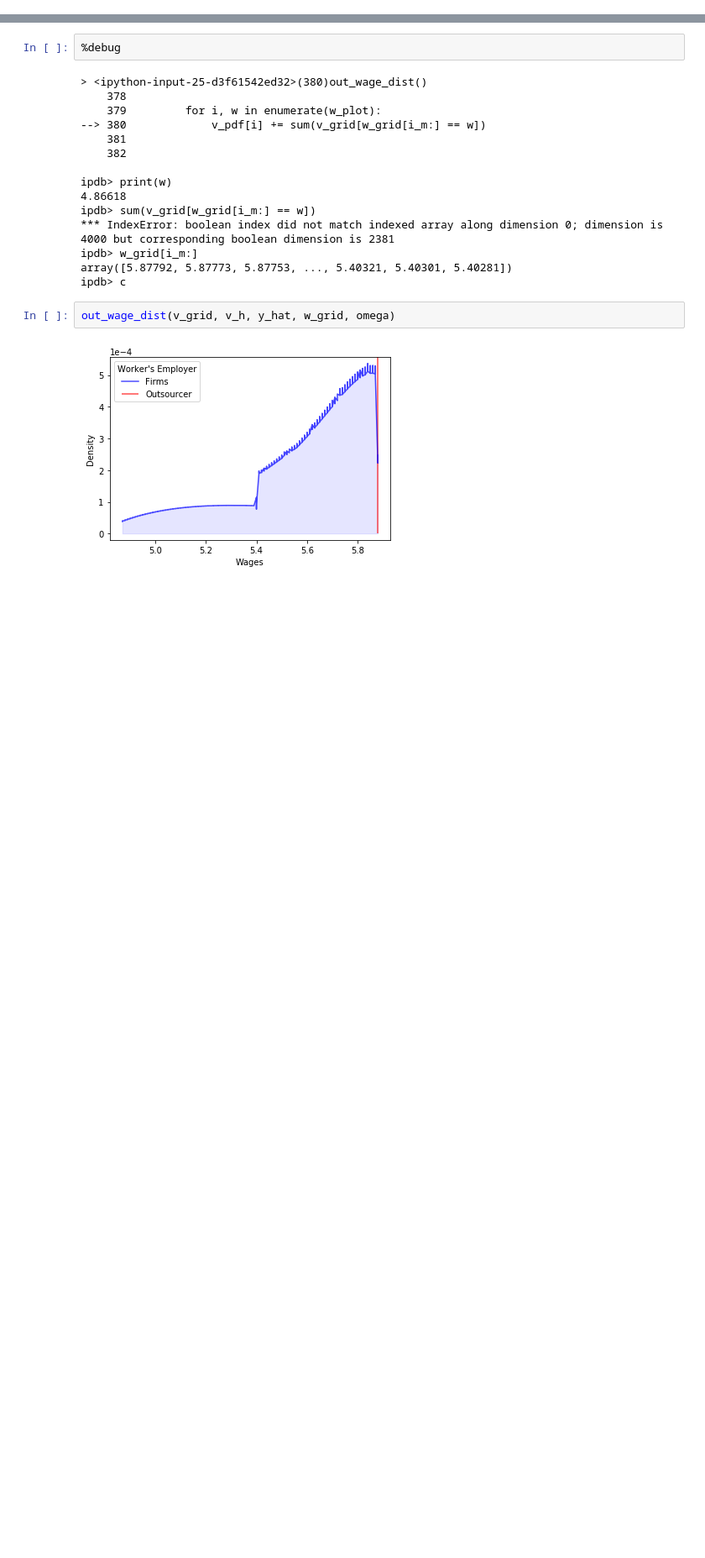
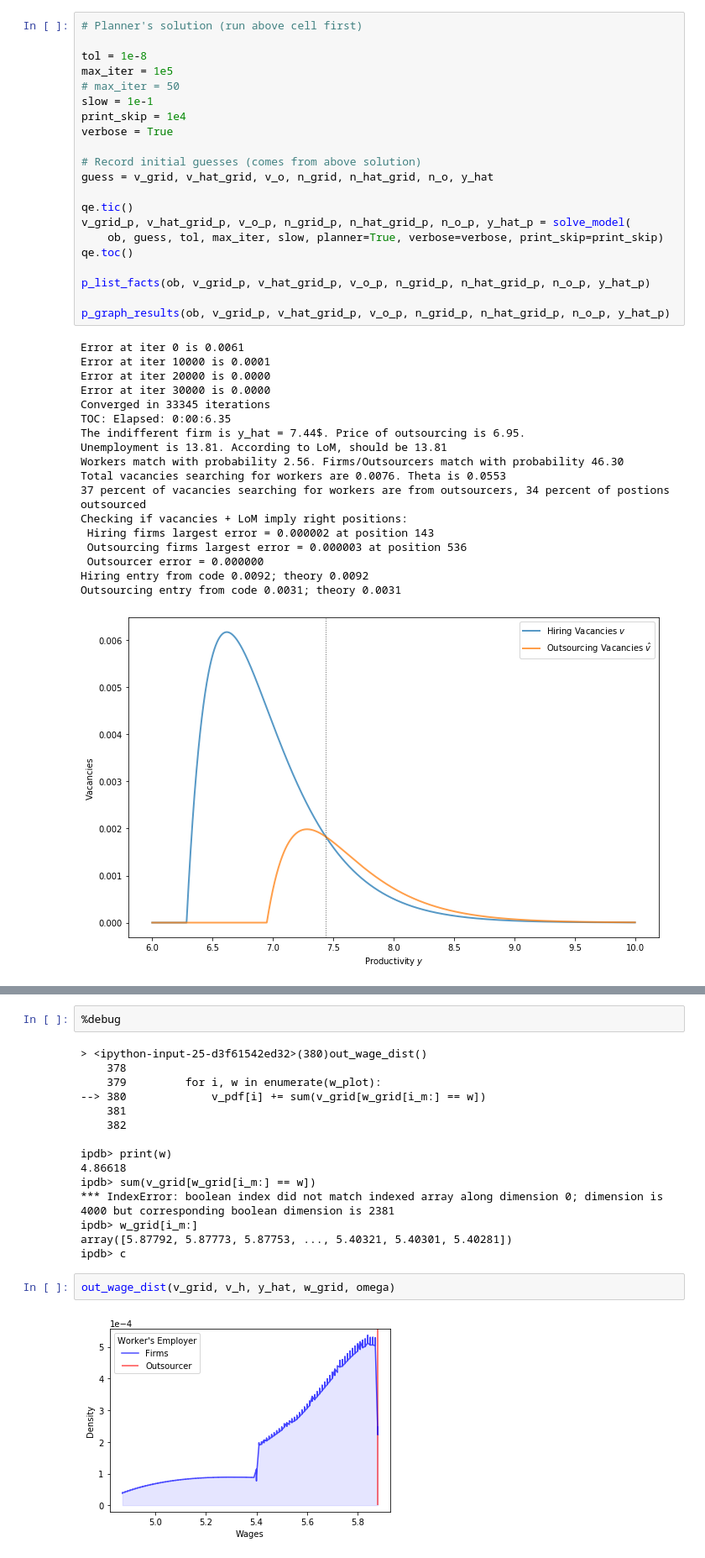
Before and after one commit to spspitze/Outsourcing, a Jupyter notebook: Python Code/Outsourcers.ipynb, the cells around one changed output, grey strips where cells are left out. Shown at 84% size. Cells and saved outputs as stored; diff of their text form; blank space fills up the shorter version.

```diff
--- a/Python Code/Outsourcers.ipynb
+++ b/Python Code/Outsourcers.ipynb
@@ -0,0 +845,40 @@
+# %%
+# Planner's solution (run above cell first)
+
+tol = 1e-8
+max_iter = 1e5
+# max_iter = 50
+slow = 1e-1
+print_skip = 1e4
+verbose = True
+
+# Record initial guesses (comes from above solution)
+guess = v_grid, v_hat_grid, v_o, n_grid, n_hat_grid, n_o, y_hat
+
+qe.tic()
+v_grid_p, v_hat_grid_p, v_o_p, n_grid_p, n_hat_grid_p, n_o_p, y_hat_p = solve_model(
+    ob, guess, tol, max_iter, slow, planner=True, verbose=verbose, print_skip=print_skip)
+qe.toc()
+
+p_list_facts(ob, v_grid_p, v_hat_grid_p, v_o_p, n_grid_p, n_hat_grid_p, n_o_p, y_hat_p)
+
+p_graph_results(ob, v_grid_p, v_hat_grid_p, v_o_p, n_grid_p, n_hat_grid_p, n_o_p, y_hat_p)
+# %% [output]
+Error at iter 0 is 0.0061
+Error at iter 10000 is 0.0001
+Error at iter 20000 is 0.0000
+Error at iter 30000 is 0.0000
+Converged in 33345 iterations
+TOC: Elapsed: 0:00:6.35
+The indifferent firm is y_hat = 7.44$. Price of outsourcing is 6.95.
+Unemployment is 13.81. According to LoM, should be 13.81
+Workers match with probability 2.56. Firms/Outsourcers match with probability 46.30
+Total vacancies searching for workers are 0.0076. Theta is 0.0553
+37 percent of vacancies searching for workers are from outsourcers, 34 percent of postions outsourced
+Checking if vacancies + LoM imply right positions:
+ Hiring firms largest error = 0.000002 at position 143
+ Outsourcing firms largest error = 0.000003 at position 536
+ Outsourcer error = 0.000000
+Hiring entry from code 0.0092; theory 0.0092
+Outsourcing entry from code 0.0031; theory 0.0031
+[figure, added]
```
Also changed, not shown: parts of 10 cells of this notebook.
